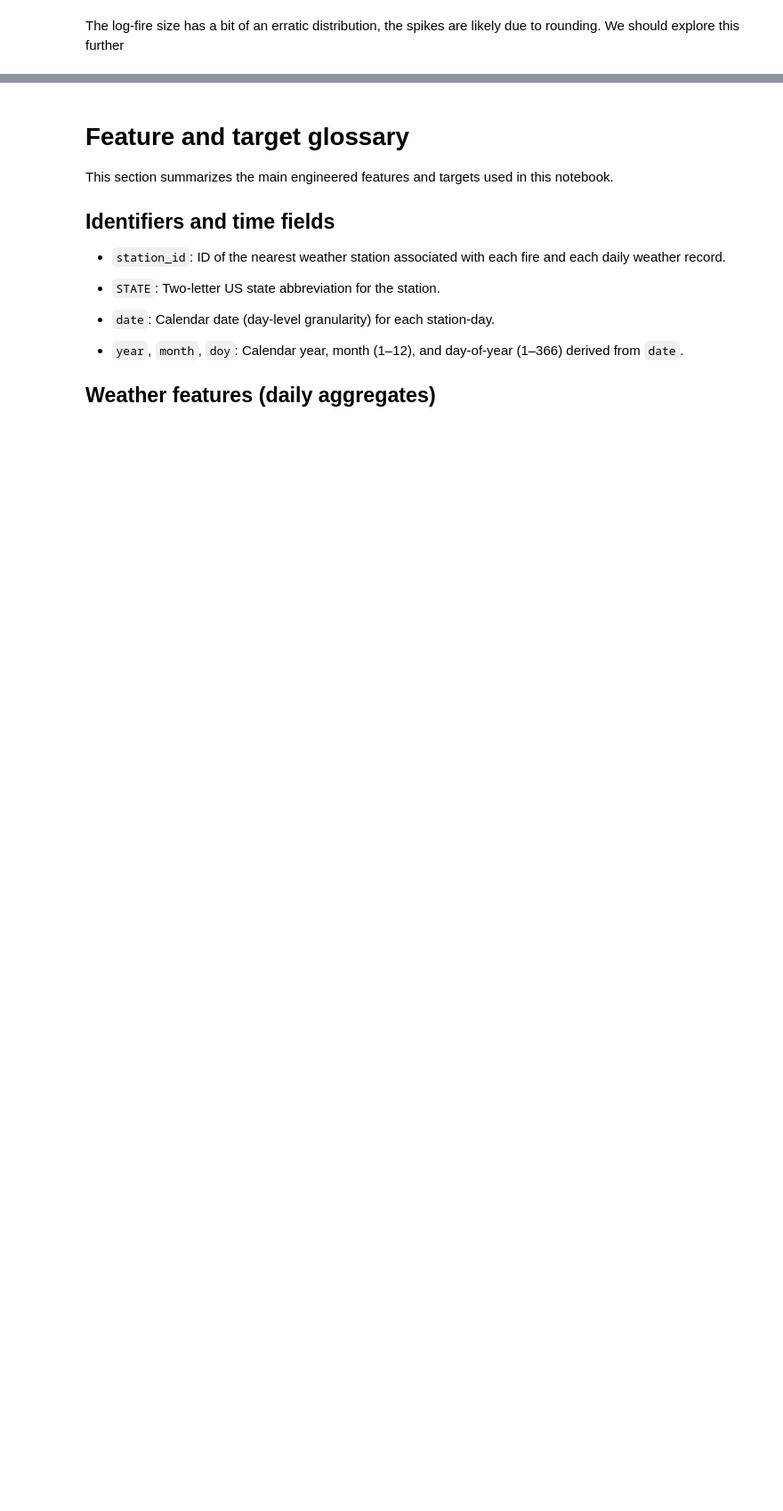
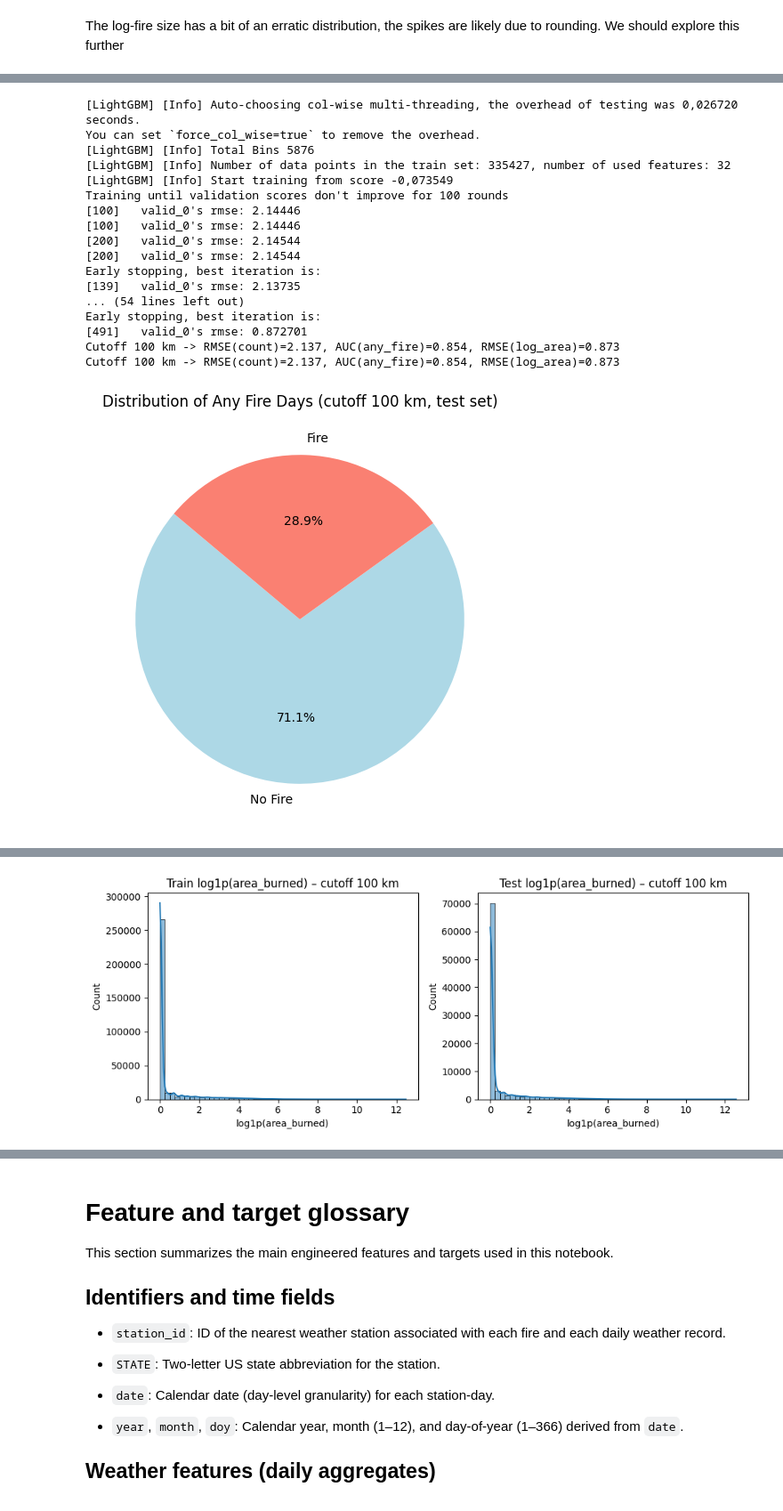
Before and after one commit to whelixw/week_11_wildfire_prediction, a Jupyter notebook: scripts/wildfires.ipynb, the cells around one changed output, grey strips where cells are left out. Shown at 89% size. Cells and saved outputs as stored; diff of their text form; code cells hidden in the pictures; blank space fills up the shorter version.

```diff
--- a/scripts/wildfires.ipynb
+++ b/scripts/wildfires.ipynb
@@ -775,32 +816,0 @@ print(results_summary)
-# %%
-#show pie of days with any_fire=1 vs any_fire=0
-labels = ['No Fire', 'Fire']
-sizes = [len(y_test_bin_d) - y_test_bin_d.sum(), y_test_bin_d.sum()]
-colors = ['lightblue', 'salmon']
-plt.figure(figsize=(6, 6))
-plt.pie(sizes, labels=labels, colors=colors, autopct='%1.1f%%', startangle=140)
-plt.title('Distribution of Any Fire Days in Test Set')
-plt.show()
-# %%
-# ---- 8.1 Prepare cause targets ----
-cause_cols = [c for c in data.columns if c.startswith('cause_')]
-len(cause_cols), cause_cols
-
-# Keep only days with at least one fire
-data_cause = data[data['n_fires'] > 0].copy()
-
-# Proportions per cause
-for c in cause_cols:
-    data_cause[c + '_prop'] = data_cause[c] / data_cause['n_fires']
-
-target_prop_cols = [c + '_prop' for c in cause_cols]
-
-# Train/test split by year (same cutoff)
-train_mask_cause = data_cause['year'] < train_year_cutoff
-test_mask_cause = ~train_mask_cause
-
-X_train_cause = data_cause.loc[train_mask_cause, feature_cols]
-X_test_cause = data_cause.loc[test_mask_cause, feature_cols]
-
-Y_train_cause = data_cause.loc[train_mask_cause, target_prop_cols].values
-Y_test_cause = data_cause.loc[test_mask_cause, target_prop_cols].values
@@ -947,0 +1159,25 @@ print(y_test_log_area.describe())
+# %%
+# Choose a cutoff to inspect (0, 100, 200, 400 km, etc.)
+d_focus = 100
+detailed_results, cause_results = run_cutoff_report(
+    d_focus, cause_names=['cause_1_prop', 'cause_4_prop']
+)
+# %% [output]
+[LightGBM] [Info] Auto-choosing col-wise multi-threading, the overhead of testing was 0,026720 seconds.
+You can set `force_col_wise=true` to remove the overhead.
+[LightGBM] [Info] Total Bins 5876
+[LightGBM] [Info] Number of data points in the train set: 335427, number of used features: 32
+[LightGBM] [Info] Start training from score -0,073549
+Training until validation scores don't improve for 100 rounds
+[100]   valid_0's rmse: 2.14446
+[100]   valid_0's rmse: 2.14446
+[200]   valid_0's rmse: 2.14544
+[200]   valid_0's rmse: 2.14544
+Early stopping, best iteration is:
+[139]   valid_0's rmse: 2.13735
+... (54 lines left out)
+Early stopping, best iteration is:
+[491]   valid_0's rmse: 0.872701
+Cutoff 100 km -> RMSE(count)=2.137, AUC(any_fire)=0.854, RMSE(log_area)=0.873
+Cutoff 100 km -> RMSE(count)=2.137, AUC(any_fire)=0.854, RMSE(log_area)=0.873
+[figure, added]
@@ -947,0 +1187 @@ print(y_test_log_area.describe())
+[figure, added]
```
Also changed, not shown: parts of 17 cells of this notebook.
